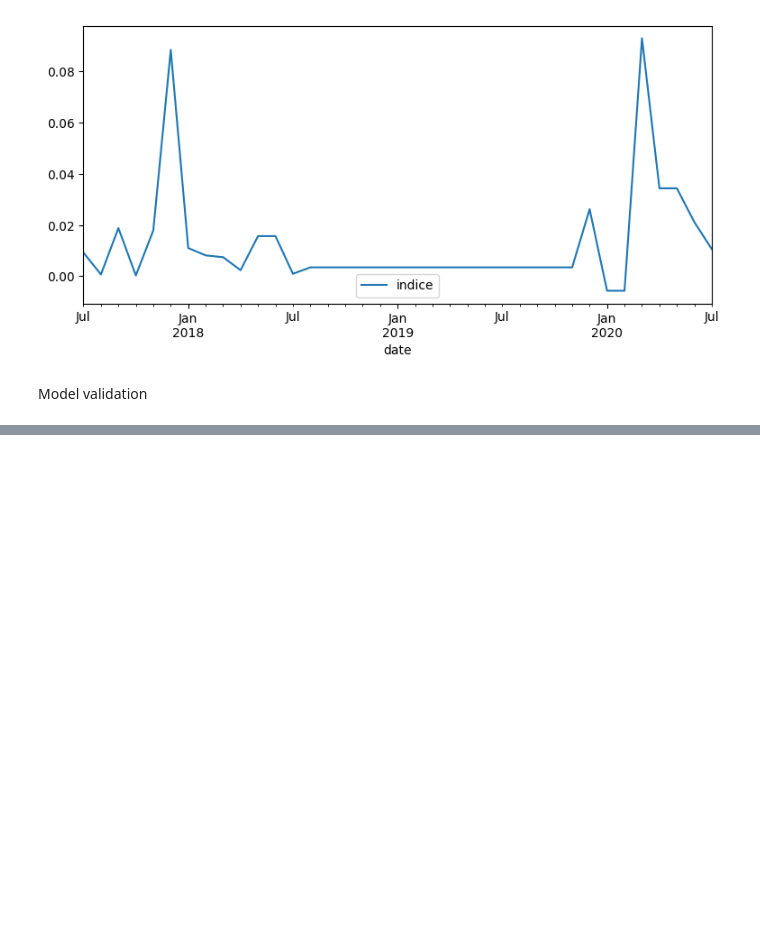
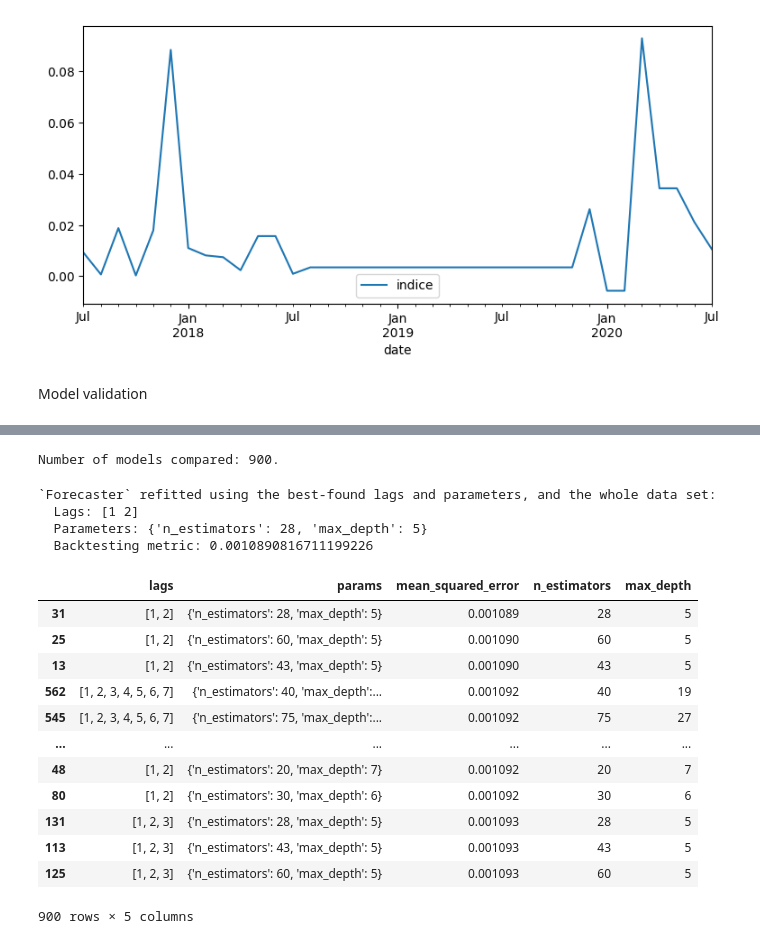
Before and after one commit to PhatomFatec/GeoForesight-back, a Jupyter notebook: notebooks/4.0-lg-Forecast.ipynb, the cells around one changed output, grey strips where cells are left out. Drawn from its saved outputs; the diff is of its cells as text; code cells hidden in the pictures; blank space fills up the shorter version.

```diff
--- a/notebooks/4.0-lg-Forecast.ipynb
+++ b/notebooks/4.0-lg-Forecast.ipynb
@@ -74,0 +98,49 @@ Model validation
+# %%
+forecaster = ForecasterAutoreg(
+                 regressor = RandomForestRegressor(random_state=123),
+                 lags      = 10 # O valor será substituído durante o tunning
+             )
+
+# Valores de lag a testar
+lags_grid = [2, 3, 4, 5, 6, 7, 8, 9, 10]
+
+# Regressor hyperparameters
+param_distributions = {'n_estimators': np.arange(start=10, stop=100, step=1, dtype=int),
+                       'max_depth': np.arange(start=5, stop=30, step=1, dtype=int)}
+
+results = random_search_forecaster(
+              forecaster           = forecaster,
+              y                    = data['indice'],
+              steps                = steps,
+              lags_grid            = lags_grid,
+              param_distributions  = param_distributions,
+              n_iter               = 100,
+              metric               = 'mean_squared_error',
+              refit                = True,
+              initial_train_size   = len(data['indice']) - steps,
+              fixed_train_size     = False,
+              return_best          = True,
+              random_state         = 123,
+              verbose              = False
+          )
+
+results
+# %% [output]
+Number of models compared: 900.
+`Forecaster` refitted using the best-found lags and parameters, and the whole data set:
+  Lags: [1 2]
+  Parameters: {'n_estimators': 28, 'max_depth': 5}
+  Backtesting metric: 0.0010890816711199226
+|  | lags | params | mean_squared_error | n_estimators | max_depth |
+| 31 | [1, 2] | {'n_estimators': 28, 'max_depth': 5} | 0.001089 | 28 | 5 |
+| 25 | [1, 2] | {'n_estimators': 60, 'max_depth': 5} | 0.001090 | 60 | 5 |
+| 13 | [1, 2] | {'n_estimators': 43, 'max_depth': 5} | 0.001090 | 43 | 5 |
+| 562 | [1, 2, 3, 4, 5, 6, 7] | {'n_estimators': 40, 'max_depth':... | 0.001092 | 40 | 19 |
+| 545 | [1, 2, 3, 4, 5, 6, 7] | {'n_estimators': 75, 'max_depth':... | 0.001092 | 75 | 27 |
+| ... | ... | ... | ... | ... | ... |
+| 48 | [1, 2] | {'n_estimators': 20, 'max_depth': 7} | 0.001092 | 20 | 7 |
+| 80 | [1, 2] | {'n_estimators': 30, 'max_depth': 6} | 0.001092 | 30 | 6 |
+| 131 | [1, 2, 3] | {'n_estimators': 28, 'max_depth': 5} | 0.001093 | 28 | 5 |
+| 113 | [1, 2, 3] | {'n_estimators': 43, 'max_depth': 5} | 0.001093 | 43 | 5 |
+| 125 | [1, 2, 3] | {'n_estimators': 60, 'max_depth': 5} | 0.001093 | 60 | 5 |
+900 rows × 5 columns
```
Also changed, not shown: parts of 2 cells of this notebook, 1 other file.
